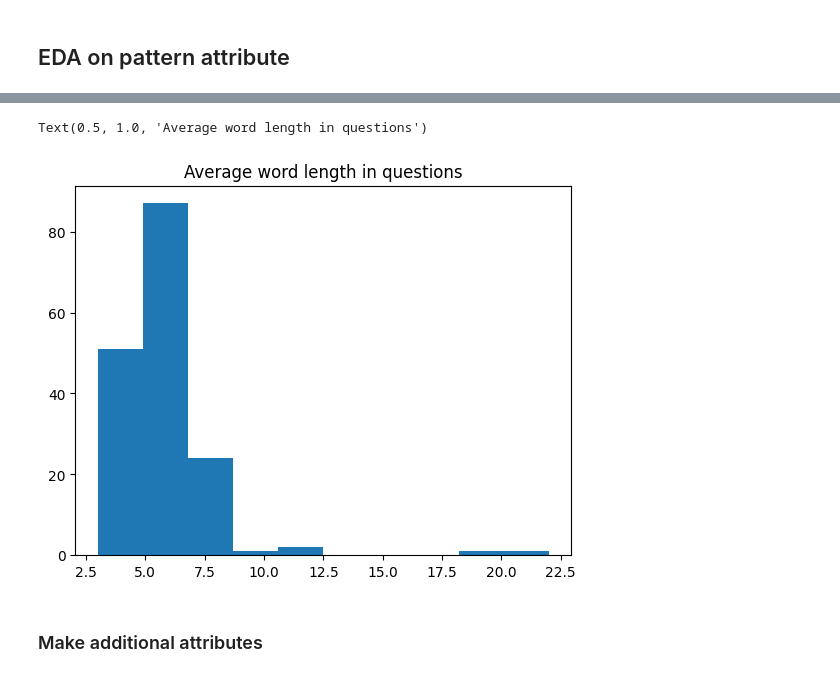
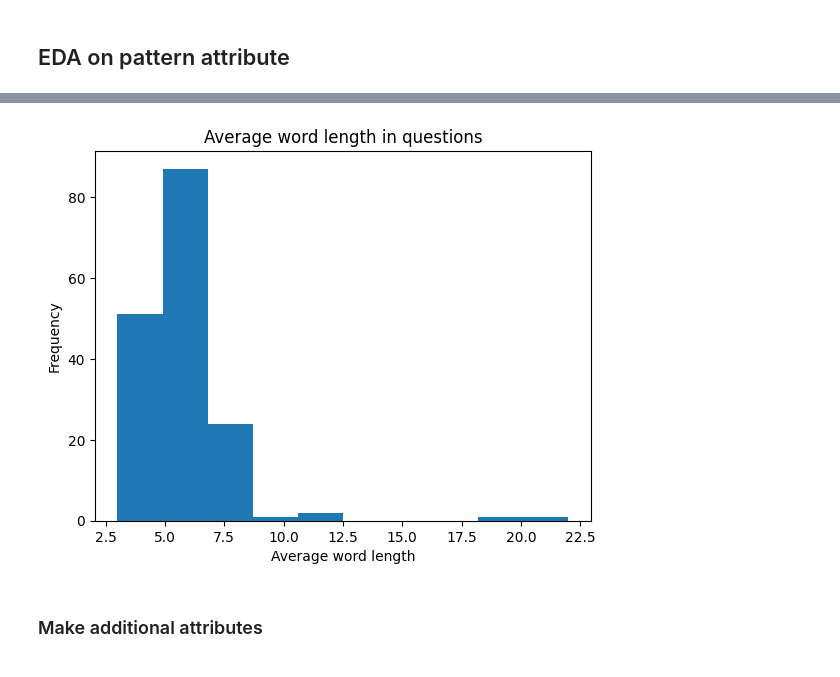
Before and after one commit to tobiasmj97/M3_Semester_Project, a Jupyter notebook: da_chatbot.ipynb, the cells around one changed output, grey strips where cells are left out. Cells and saved outputs as stored; diff of their text form; code cells hidden in the pictures.

```diff
--- a/da_chatbot.ipynb
+++ b/da_chatbot.ipynb
@@ -203,16 +211,24 @@ text = df_original['txt']
 # %%
 # making a function for average word length in each sentence
 # average word length in each questions sentence
 
 text.str.split().\
     apply(lambda x : [len(i) for i in x]). \
     map(lambda x: np.mean(x)).\
     hist()
+
+# Adding axis titles
+plt.xlabel('Average word length')
+plt.ylabel('Frequency')
+
+# Adding plot title
+plt.title('Average word length in questions')
+
+# Display the plot
 plt.grid(False)
-plt.title('Average word length in questions')
+plt.show()
 # %% [output]
-Text(0.5, 1.0, 'Average word length in questions')
-[figure, old version]
+[figure, new version]
 # %% [markdown]
 ### Make additional attributes
 # %%
```
Also changed, not shown: parts of 18 cells of this notebook.
